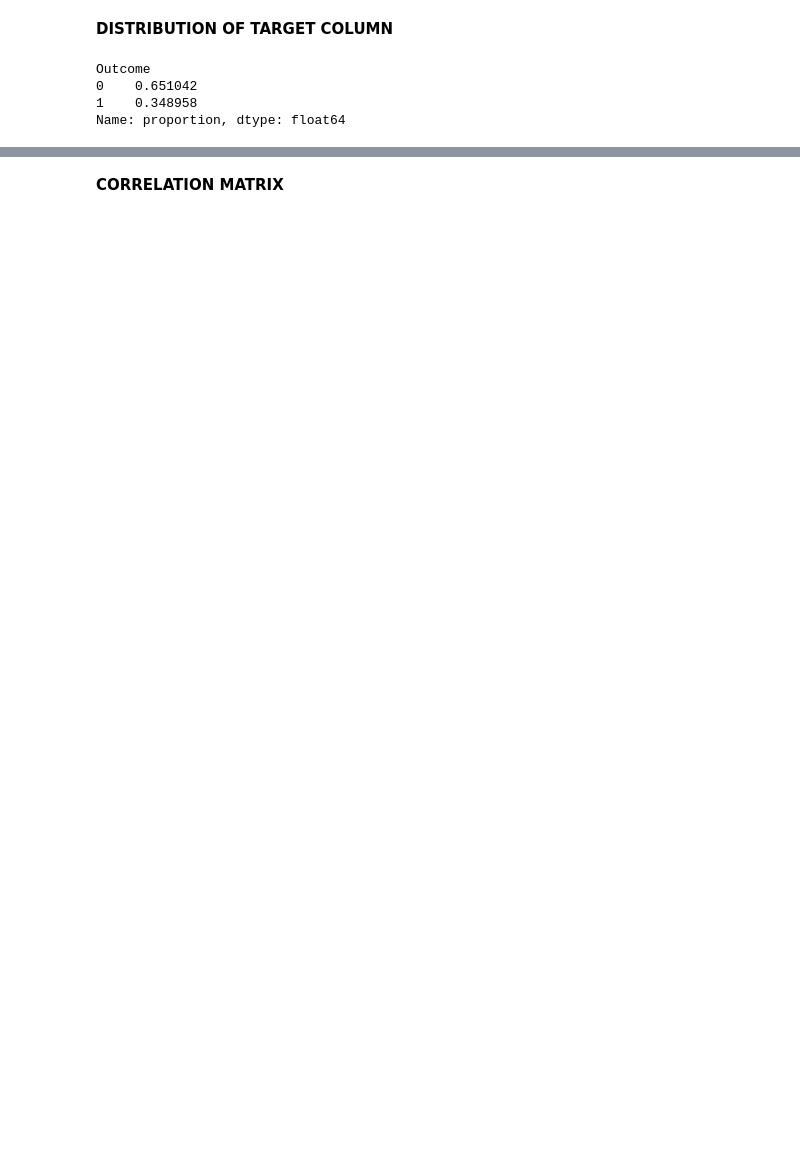
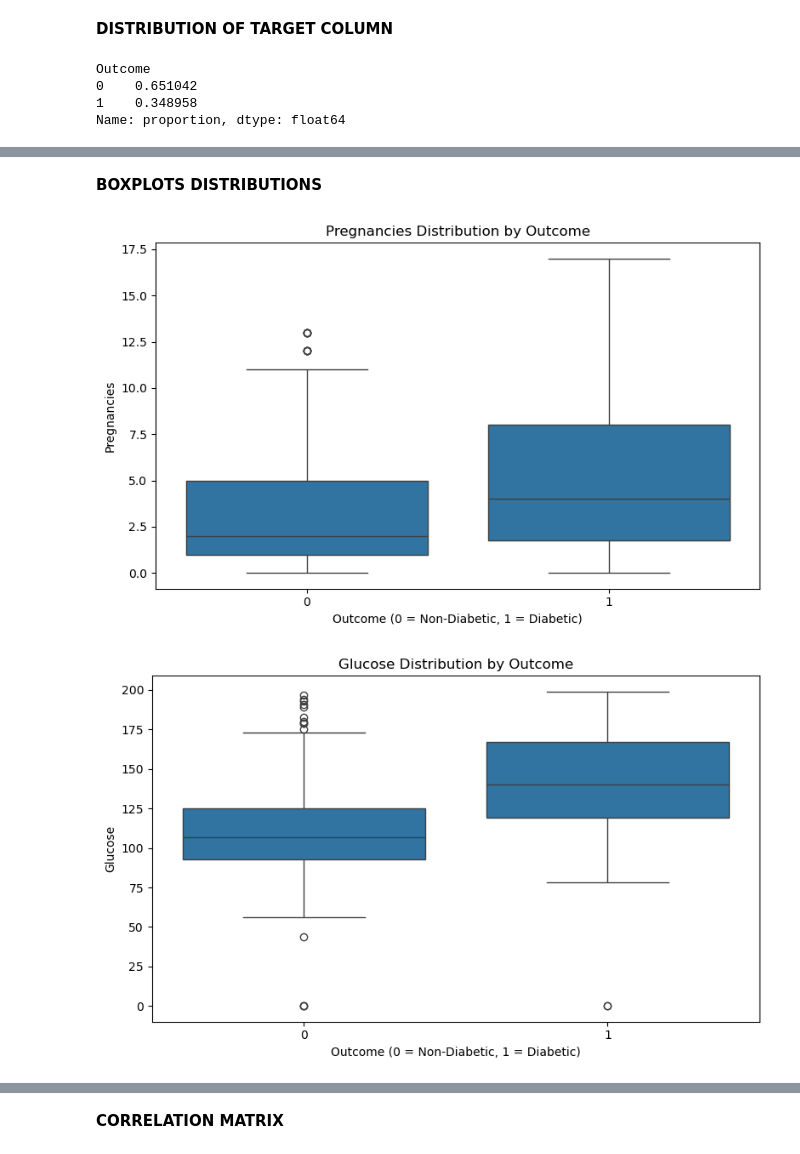
Before and after one commit to bjorn-sys/Diabetes_Disease_Prediction, a Jupyter notebook: diabetes_prediction1.ipynb, the cells around one changed output, grey strips where cells are left out. Drawn from its saved outputs; the diff is of its cells as text; code cells hidden in the pictures; blank space fills up the shorter version.

```diff
--- a/diabetes_prediction1.ipynb
+++ b/diabetes_prediction1.ipynb
@@ -74,0 +118,33 @@ Name: proportion, dtype: float64
+# %% [markdown]
+**BOXPLOTS DISTRIBUTIONS**
+# %%
+# --------------------------------------------------------------
+#  BOX PLOTS FOR ALL NUMERIC FEATURES AGAINST OUTCOME (LOOP VERSION)
+# --------------------------------------------------------------
+
+# List of features to visualize
+features = [
+    'Pregnancies',
+    'Glucose',
+    'BloodPressure',
+    'SkinThickness',
+    'Insulin',
+    'BMI',
+    'DiabetesPedigreeFunction',
+    'Age'
+]
+
+# Generate boxplots in a loop
+for col in features:
+    plt.figure(figsize=(8, 5))
+    sns.boxplot(data=df, x='Outcome', y=col)
+
+    plt.title(f"{col} Distribution by Outcome")
+    plt.xlabel("Outcome (0 = Non-Diabetic, 1 = Diabetic)")
+    plt.ylabel(col)
+
+    plt.tight_layout()
+    plt.show()
+# %% [output]
+[figure, added]
+[figure, added]
```
Also changed, not shown: parts of 25 cells of this notebook.
